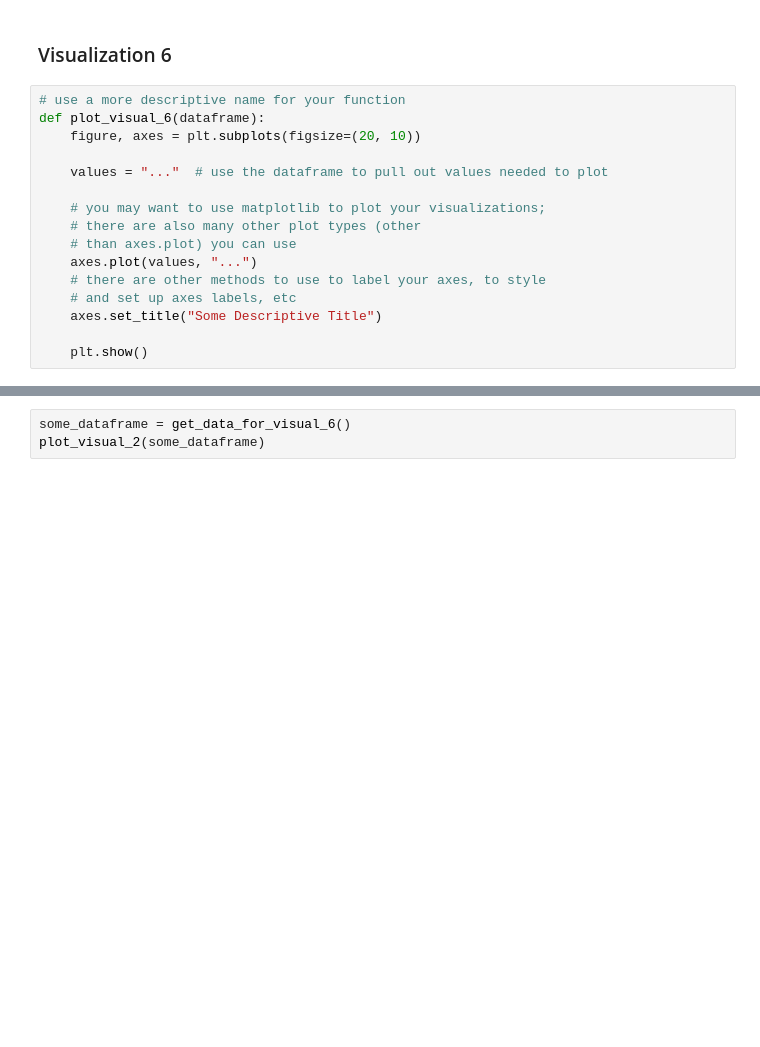
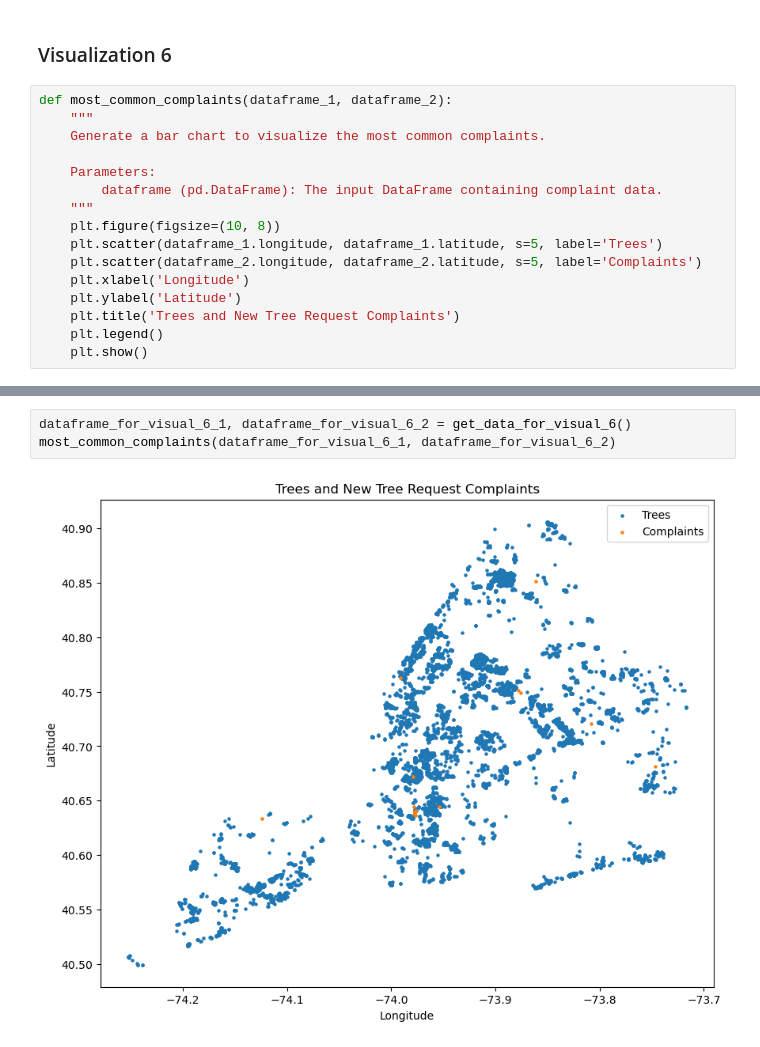
Before and after one commit to celiawaj/Final_Project_4501, a Jupyter notebook: Project Template.ipynb, the cells around one changed output, grey strips where cells are left out. Cells and saved outputs as stored; diff of their text form; blank space fills up the shorter version.

```diff
--- a/Project Template.ipynb
+++ b/Project Template.ipynb
@@ -848,20 +905,20 @@ plot_visual_2(some_dataframe)
 # %% [markdown]
 ### Visualization 6
 # %%
-# use a more descriptive name for your function
-def plot_visual_6(dataframe):
-    figure, axes = plt.subplots(figsize=(20, 10))
+def most_common_complaints(dataframe_1, dataframe_2):
+    """
+    Generate a bar chart to visualize the most common complaints.
 
-    values = "..."  # use the dataframe to pull out values needed to plot
-
-    # you may want to use matplotlib to plot your visualizations;
-    # there are also many other plot types (other
-    # than axes.plot) you can use
-    axes.plot(values, "...")
-    # there are other methods to use to label your axes, to style
-    # and set up axes labels, etc
-    axes.set_title("Some Descriptive Title")
-
+    Parameters:
+        dataframe (pd.DataFrame): The input DataFrame containing complaint data.
+    """
+    plt.figure(figsize=(10, 8))
+    plt.scatter(dataframe_1.longitude, dataframe_1.latitude, s=5, label='Trees')
+    plt.scatter(dataframe_2.longitude, dataframe_2.latitude, s=5, label='Complaints')
+    plt.xlabel('Longitude')
+    plt.ylabel('Latitude')
+    plt.title('Trees and New Tree Request Complaints')
+    plt.legend()
     plt.show()
 # %%
 def get_data_for_visual_6():
@@ -871,3 +967,5 @@ def get_data_for_visual_6():
 # %%
-some_dataframe = get_data_for_visual_6()
-plot_visual_2(some_dataframe)
+dataframe_for_visual_6_1, dataframe_for_visual_6_2 = get_data_for_visual_6()
+most_common_complaints(dataframe_for_visual_6_1, dataframe_for_visual_6_2)
+# %% [output]
+[figure, added]
```
Also changed, not shown: parts of 21 cells of this notebook, 1 other file.
